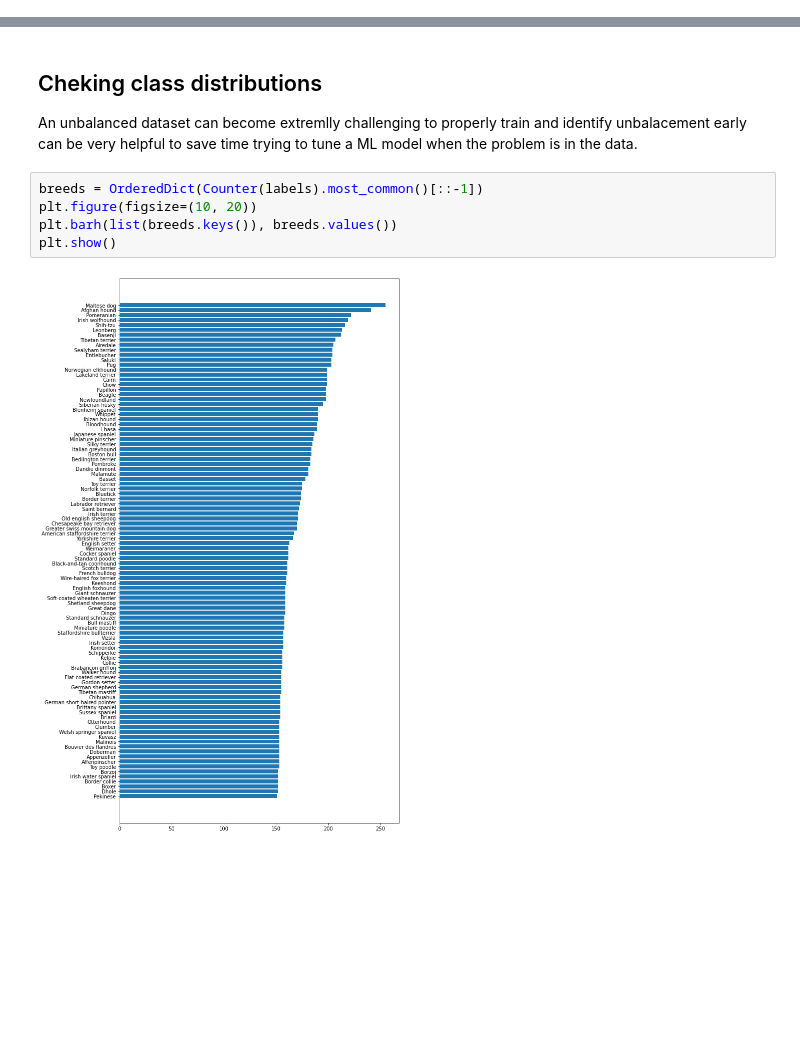
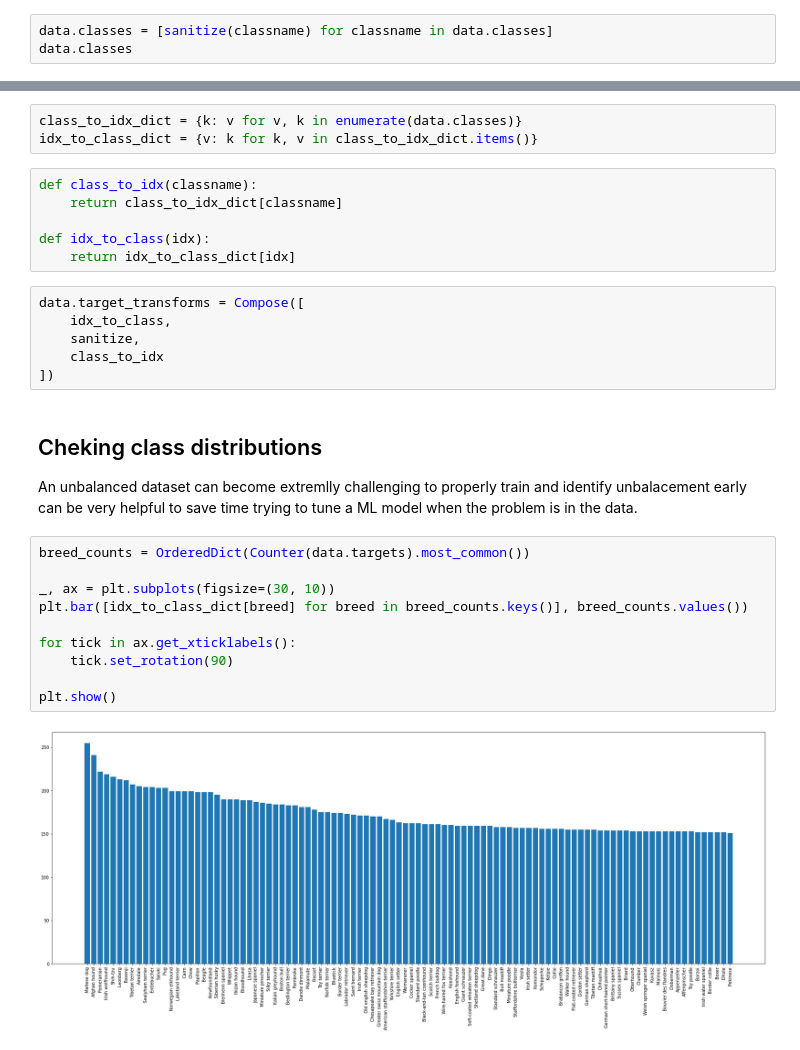
Before and after one commit to gosiqueira/dog-breed-recognition, a Jupyter notebook: dogs-breeds.ipynb, the cells around one changed output, grey strips where cells are left out. Saved outputs shown, nothing was run; the diff lists cells and outputs as text; blank space fills up the shorter version.

```diff
--- a/dogs-breeds.ipynb
+++ b/dogs-breeds.ipynb
@@ -37,0 +40,3 @@ Loaded 17345 training instances
+# %%
+data.classes = [sanitize(classname) for classname in data.classes]
+data.classes
@@ -38,12 +61,32 @@ Loaded 17345 training instances
+# %%
+class_to_idx_dict = {k: v for v, k in enumerate(data.classes)}
+idx_to_class_dict = {v: k for k, v in class_to_idx_dict.items()}
+# %%
+def class_to_idx(classname):
+    return class_to_idx_dict[classname]
+
+def idx_to_class(idx):
+    return idx_to_class_dict[idx]
+# %%
+data.target_transforms = Compose([
+    idx_to_class,
+    sanitize,
+    class_to_idx
+])
 # %% [markdown]
 ## Cheking class distributions
 
 An unbalanced dataset can become extremlly challenging to properly train and identify unbalacement early can be very helpful to save time trying to tune a ML model when the problem is in the data.
-# %%
-breeds = OrderedDict(Counter(labels).most_common()[::-1])
-plt.figure(figsize=(10, 20))
-plt.barh(list(breeds.keys()), breeds.values())
-plt.show()
-# %% [output]
-[figure, removed]
+# %%
+breed_counts = OrderedDict(Counter(data.targets).most_common())
+
+_, ax = plt.subplots(figsize=(30, 10))
+plt.bar([idx_to_class_dict[breed] for breed in breed_counts.keys()], breed_counts.values())
+
+for tick in ax.get_xticklabels():
+    tick.set_rotation(90)
+
+plt.show()
+# %% [output]
+[figure, added]
 # %%
```
Also changed, not shown: parts of 18 cells of this notebook.
